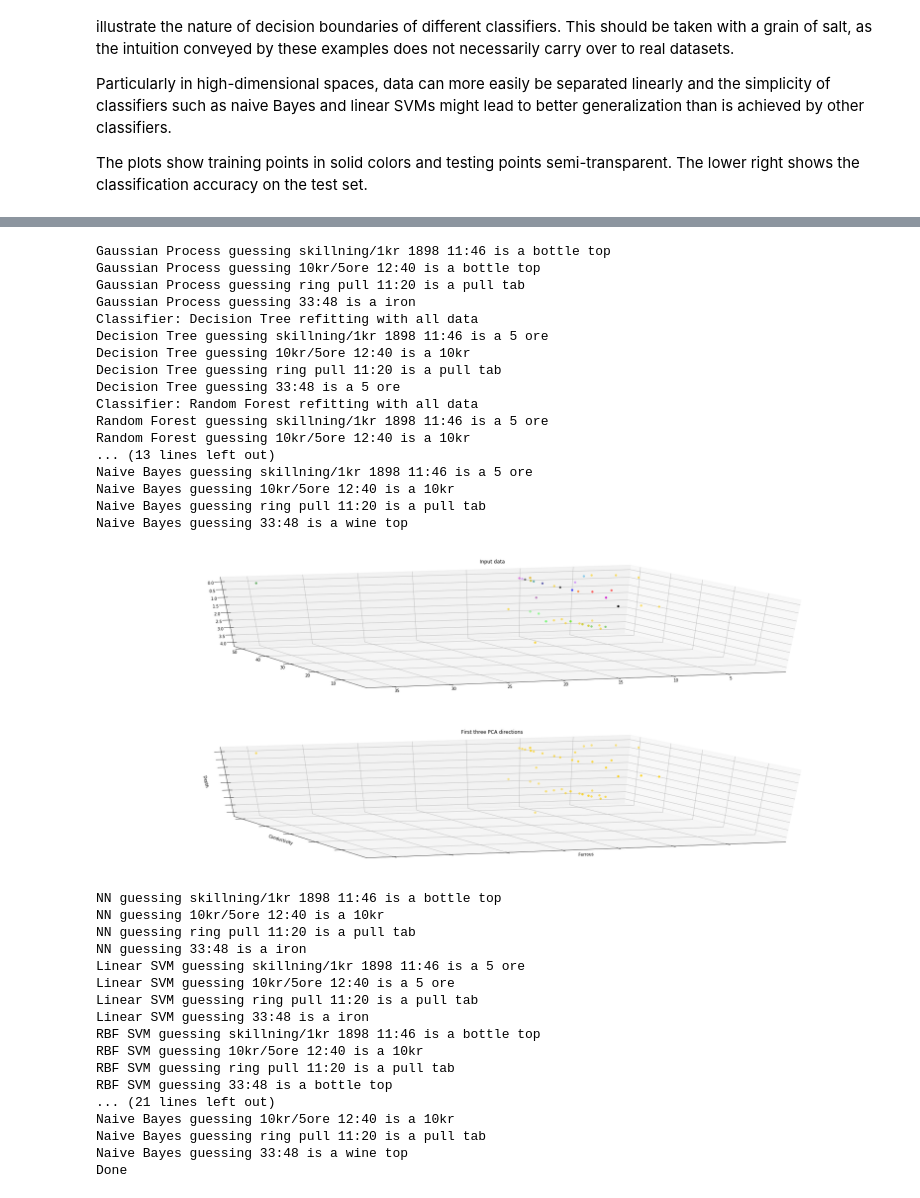
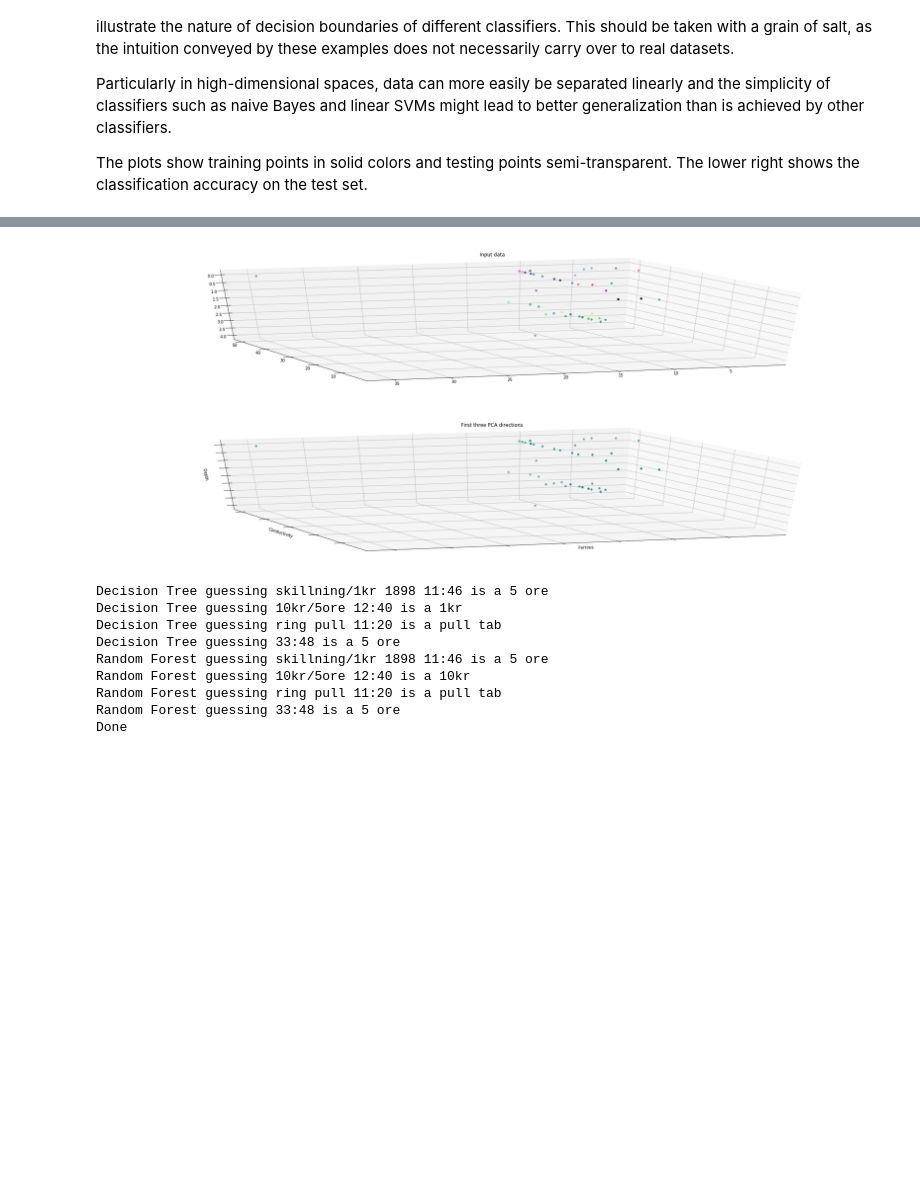
Before and after one commit to unixunion/python-feco-identify, a Jupyter notebook: plot_classifier_comparison.ipynb, the cells around one changed output, grey strips where cells are left out. Drawn from its saved outputs; the diff is of its cells as text; code cells hidden in the pictures; blank space fills up the shorter version.

```diff
--- a/plot_classifier_comparison.ipynb
+++ b/plot_classifier_comparison.ipynb
@@ -339,8 +339,9 @@ from sklearn.discriminant_analysis import QuadraticDiscriminantAnalysis
 
 h = .02  # step size in the mesh
 
-names = ["NN", "Linear SVM", "RBF SVM", "Gaussian Process", "Decision Tree", "Random Forest", "Neural Net",
-         "AdaBoost", "Naive Bayes"]
+# names = ["NN", "Linear SVM", "RBF SVM", "Gaussian Process", "Decision Tree", "Random Forest", "Neural Net",
+#          "AdaBoost", "Naive Bayes"]
+names = ["Decision Tree", "Random Forest"]
 
 # names = ["Decision Tree", "Random Forest"]
 
@@ -364,15 +365,15 @@ COLORS = np.array(['#FF3333',  # red
                         ])
 
 classifiers = [
-    KNeighborsClassifier(n_neighbors=3, weights='distance'),
-    SVC(kernel="linear", C=0.025),
-    SVC(gamma=1, C=1),
-    GaussianProcessClassifier(1.0 * RBF(1.0), warm_start=True),
+#     KNeighborsClassifier(n_neighbors=3, weights='distance'),
+#     SVC(kernel="linear", C=0.025),
+#     SVC(gamma=1, C=1),
+#     GaussianProcessClassifier(1.0 * RBF(1.0), warm_start=True),
     DecisionTreeClassifier(max_depth=5),
     RandomForestClassifier(max_depth=5, n_estimators=10, max_features=2),
-    MLPClassifier(alpha=1),
-    AdaBoostClassifier(),
-    GaussianNB()
+#     MLPClassifier(alpha=1),
+#     AdaBoostClassifier(),
+#     GaussianNB()
 ]
 
 # X, y = make_classification(n_features=2, n_redundant=0, n_informative=2,
@@ -501,36 +496,11 @@ Classifier: Gaussian Process refitting with all data
-Gaussian Process guessing skillning/1kr 1898 11:46 is a bottle top
-Gaussian Process guessing 10kr/5ore 12:40 is a bottle top
-Gaussian Process guessing ring pull 11:20 is a pull tab
-Gaussian Process guessing 33:48 is a iron
-Classifier: Decision Tree refitting with all data
-Decision Tree guessing skillning/1kr 1898 11:46 is a 5 ore
-Decision Tree guessing 10kr/5ore 12:40 is a 10kr
-Decision Tree guessing ring pull 11:20 is a pull tab
-Decision Tree guessing 33:48 is a 5 ore
-Classifier: Random Forest refitting with all data
-Random Forest guessing skillning/1kr 1898 11:46 is a 5 ore
-Random Forest guessing 10kr/5ore 12:40 is a 10kr
-... (13 lines left out)
-Naive Bayes guessing skillning/1kr 1898 11:46 is a 5 ore
-Naive Bayes guessing 10kr/5ore 12:40 is a 10kr
-Naive Bayes guessing ring pull 11:20 is a pull tab
-Naive Bayes guessing 33:48 is a wine top
-[figure, old version]
+[figure, new version]
-[figure, old version]
+[figure, new version]
-NN guessing skillning/1kr 1898 11:46 is a bottle top
-NN guessing 10kr/5ore 12:40 is a 10kr
-NN guessing ring pull 11:20 is a pull tab
-NN guessing 33:48 is a iron
-Linear SVM guessing skillning/1kr 1898 11:46 is a 5 ore
-Linear SVM guessing 10kr/5ore 12:40 is a 5 ore
-Linear SVM guessing ring pull 11:20 is a pull tab
-Linear SVM guessing 33:48 is a iron
-RBF SVM guessing skillning/1kr 1898 11:46 is a bottle top
-RBF SVM guessing 10kr/5ore 12:40 is a 10kr
-RBF SVM guessing ring pull 11:20 is a pull tab
-RBF SVM guessing 33:48 is a bottle top
-... (21 lines left out)
-Naive Bayes guessing 10kr/5ore 12:40 is a 10kr
-Naive Bayes guessing ring pull 11:20 is a pull tab
-Naive Bayes guessing 33:48 is a wine top
-Done
+Decision Tree guessing skillning/1kr 1898 11:46 is a 5 ore
+Decision Tree guessing 10kr/5ore 12:40 is a 1kr
+Decision Tree guessing ring pull 11:20 is a pull tab
+Decision Tree guessing 33:48 is a 5 ore
+Random Forest guessing skillning/1kr 1898 11:46 is a 5 ore
+Random Forest guessing 10kr/5ore 12:40 is a 10kr
+Random Forest guessing ring pull 11:20 is a pull tab
+Random Forest guessing 33:48 is a 5 ore
+Done
```
Also changed, not shown: parts of 1 cell of this notebook, 5 other files.
